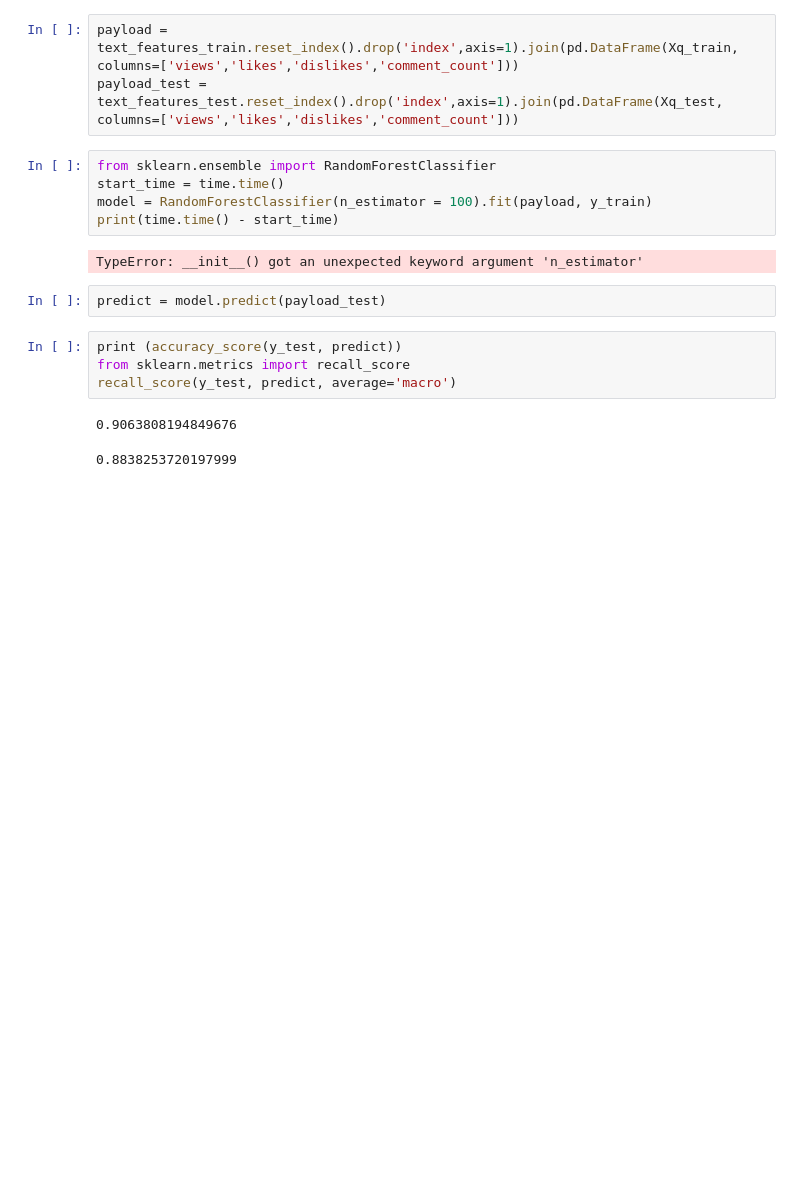
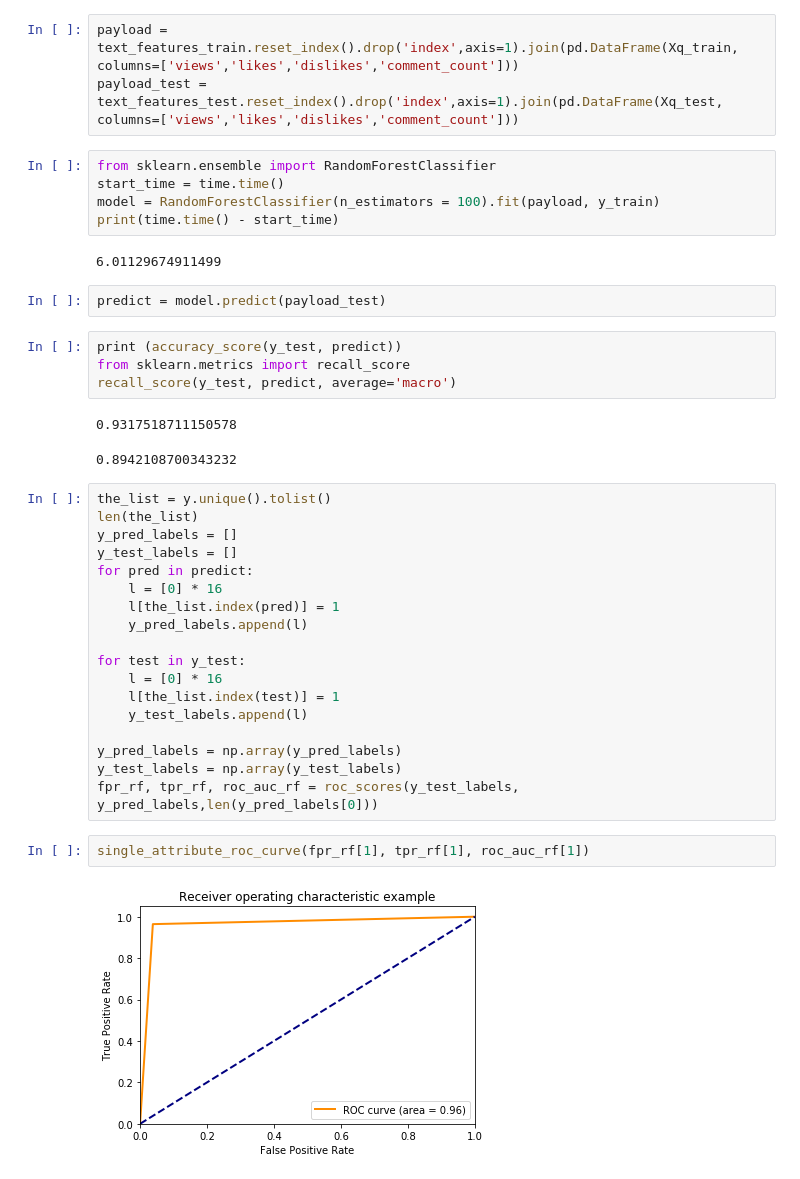
Before and after one commit to anhonymous68/-CAP4770-FinalProject, a Jupyter notebook: finalOne.ipynb, the cells around one changed output. Saved outputs shown, nothing was run; the diff lists cells and outputs as text; blank space fills up the shorter version.

Commit message:
roc curve

```diff
--- a/finalOne.ipynb
+++ b/finalOne.ipynb
@@ -251,10 +283,10 @@ payload_test = text_features_test.reset_index().drop('index',axis=1).join(pd.Dat
 # %%
 from sklearn.ensemble import RandomForestClassifier
 start_time = time.time()
-model = RandomForestClassifier(n_estimator = 100).fit(payload, y_train)
+model = RandomForestClassifier(n_estimators = 100).fit(payload, y_train)
 print(time.time() - start_time)
 # %% [output]
-TypeError: __init__() got an unexpected keyword argument 'n_estimator'
+6.01129674911499
 # %%
 predict = model.predict(payload_test)
 # %%
@@ -262,5 +294,27 @@ print (accuracy_score(y_test, predict))
 from sklearn.metrics import recall_score
 recall_score(y_test, predict, average='macro')
 # %% [output]
-0.9063808194849676
+0.9317518711150578
-0.8838253720197999
+0.8942108700343232
+# %%
+the_list = y.unique().tolist()
+len(the_list)
+y_pred_labels = []
+y_test_labels = []
+for pred in predict:
+    l = [0] * 16
+    l[the_list.index(pred)] = 1
+    y_pred_labels.append(l)
+
+for test in y_test:
+    l = [0] * 16
+    l[the_list.index(test)] = 1
+    y_test_labels.append(l)
+
+y_pred_labels = np.array(y_pred_labels)
+y_test_labels = np.array(y_test_labels)
+fpr_rf, tpr_rf, roc_auc_rf = roc_scores(y_test_labels, y_pred_labels,len(y_pred_labels[0]))
+# %%
+single_attribute_roc_curve(fpr_rf[1], tpr_rf[1], roc_auc_rf[1])
+# %% [output]
+[figure, added]
```
Also changed, not shown: parts of 2 cells of this notebook.
